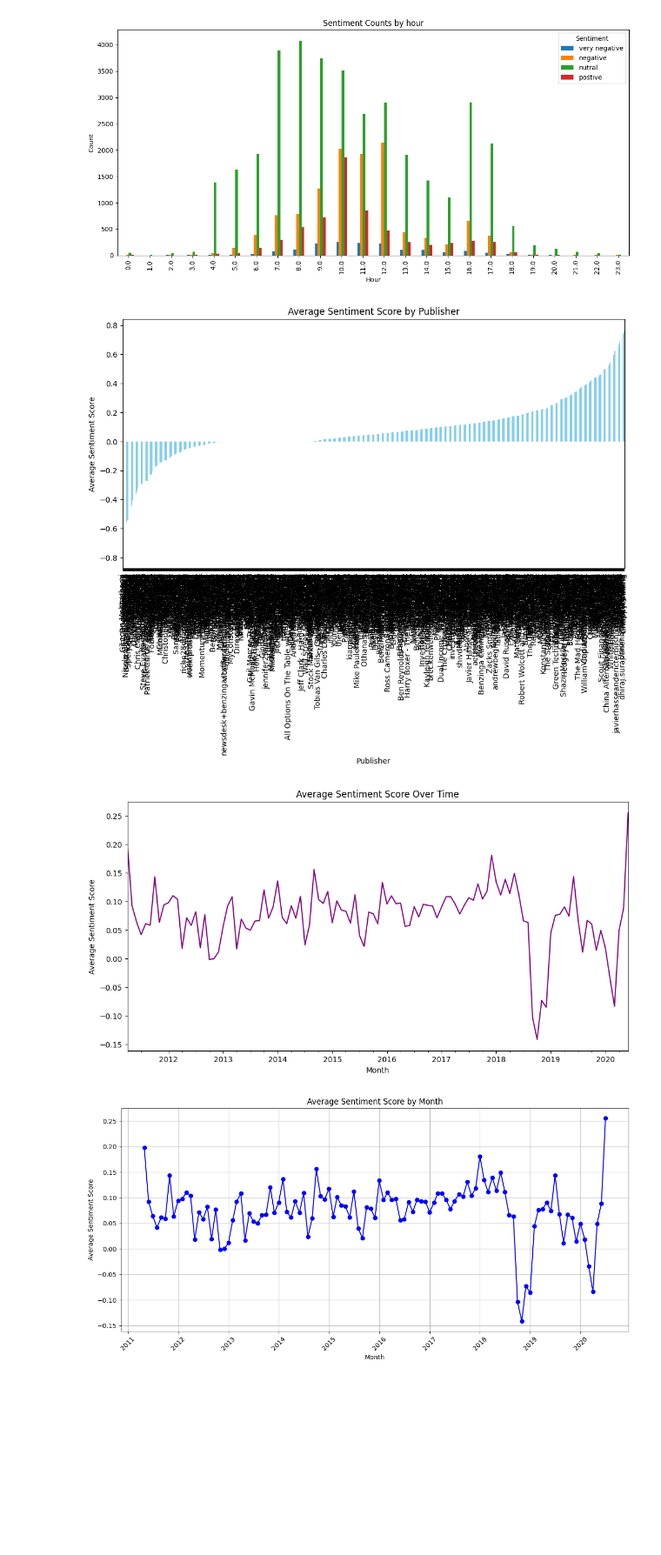
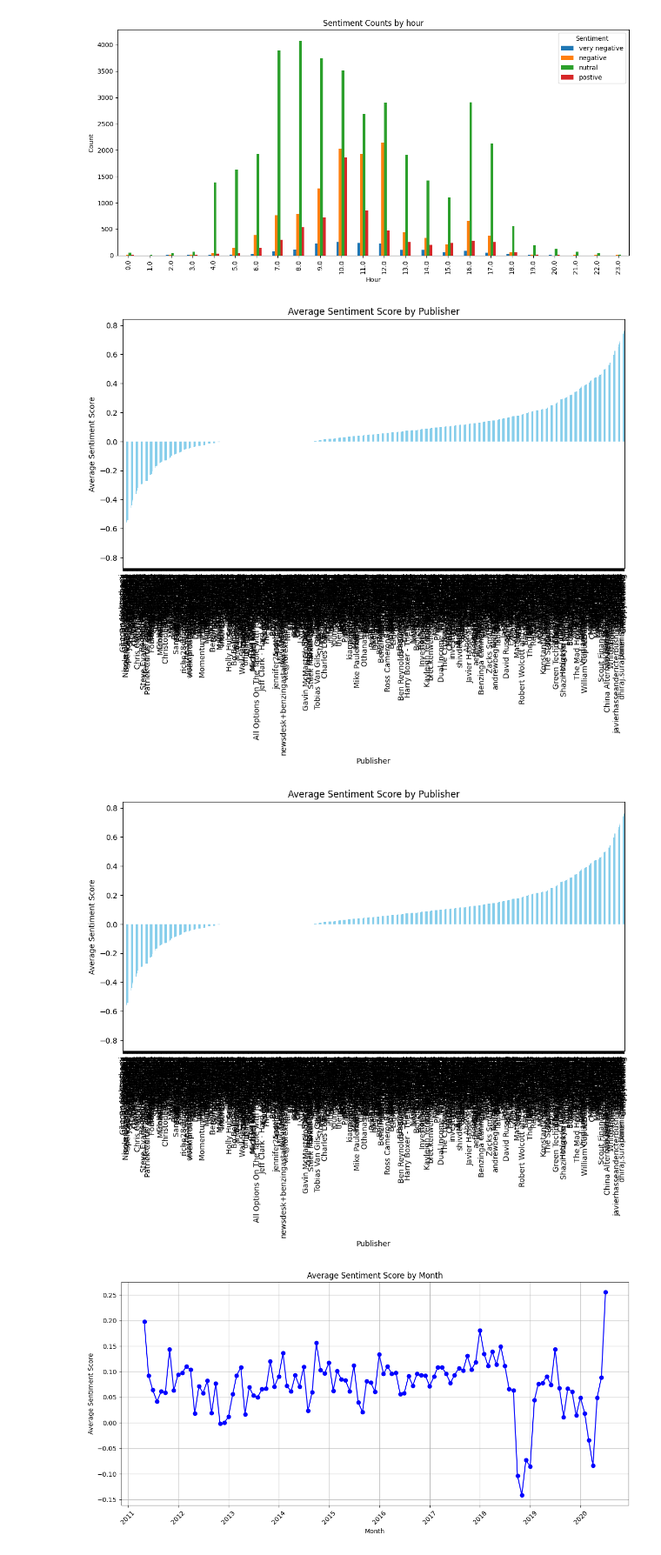
Before and after one commit to davekindea/Week1, a Jupyter notebook: notebooks/rawAnalysisOfSentiment.ipynb, the cells around one changed output. Shown at 87% size. Drawn from its saved outputs; the diff is of its cells as text; code cells hidden in the pictures; blank space fills up the shorter version.

Commit message:
UPDATE  row analysis Sentiment

```diff
--- a/notebooks/rawAnalysisOfSentiment.ipynb
+++ b/notebooks/rawAnalysisOfSentiment.ipynb
@@ -38,0 +29,8 @@ data.head()
+# %%
+file_path = '/content/drive/MyDrive/raw_analyst_ratings.csv'
+
+# Load the CSV file into a DataFrame
+df = pd.read_csv(file_path)
+
+# Display the first few rows of the DataFrame
+df.head()
@@ -79,4 +85,4 @@ Data columns (total 6 columns):
 dtypes: int64(1), object(5)
 memory usage: 64.4+ MB
 # %%
-sentiment_data=data.copy()
+sentiment_data=df.copy()
@@ -288,18 +255,18 @@ plt.xlabel('Publisher')
 plt.ylabel('Average Sentiment Score')
 plt.show()
 # %% [output]
-[figure, old version]
+[figure, new version]
 # %%
-monthly_sentiment = sentiment_data.resample('M')['sentiment'].mean()
+publisher_sentiment = sentiment_data.groupby('publisher')['sentiment'].mean().sort_values()
 
-# Plot sentiment trend over time
-monthly_sentiment.plot(figsize=(12, 6), color='purple')
-plt.title('Average Sentiment Score Over Time')
-plt.xlabel('Month')
+# Plot sentiment by publisher
+publisher_sentiment.plot(kind='bar', figsize=(12, 6), color='skyblue')
+plt.title('Average Sentiment Score by Publisher')
+plt.xlabel('Publisher')
 plt.ylabel('Average Sentiment Score')
 plt.show()
 # %% [output]
-[figure, old version]
+[figure, new version]
 # %%
 monthly_sentiment = sentiment_data.resample('M')['sentiment'].mean()
 
```
Also changed, not shown: parts of 62 cells of this notebook.
